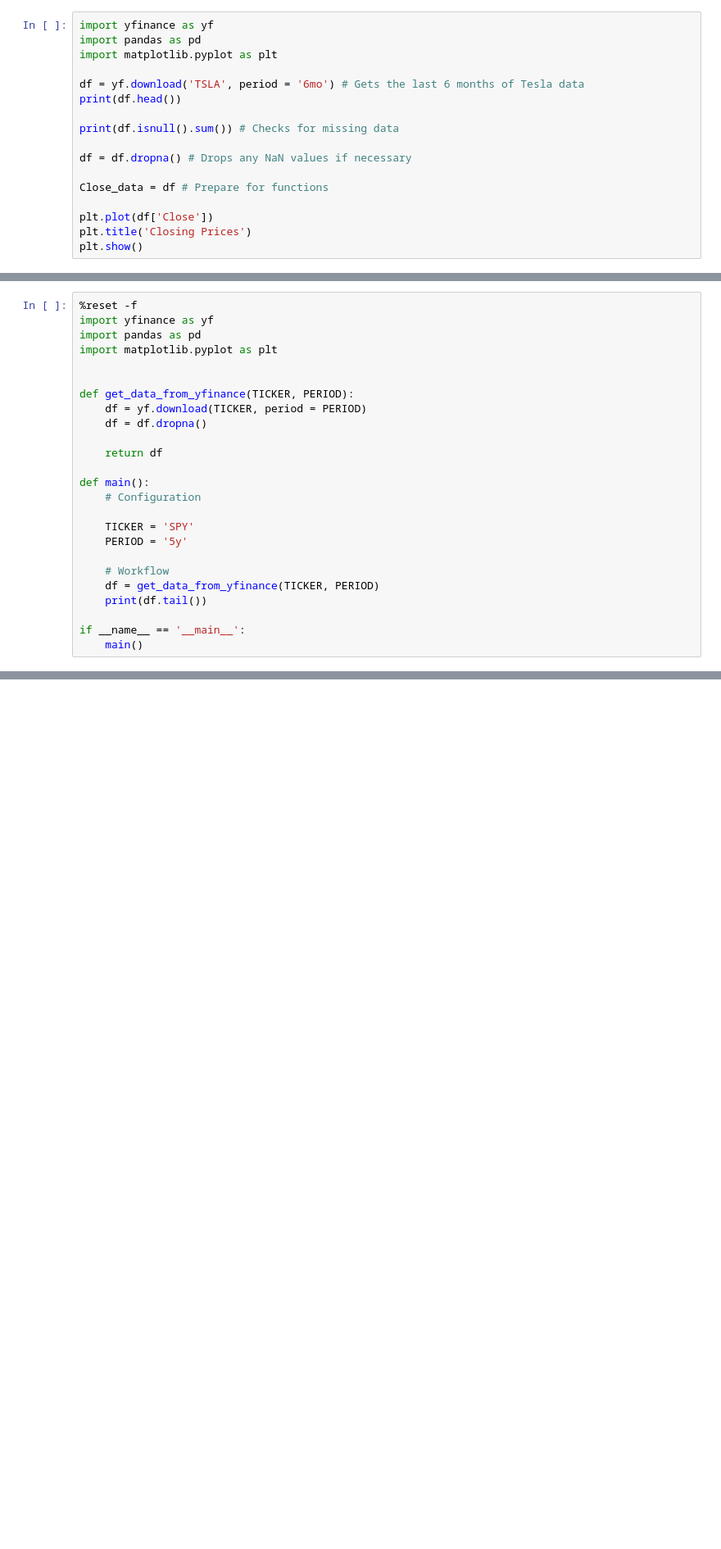
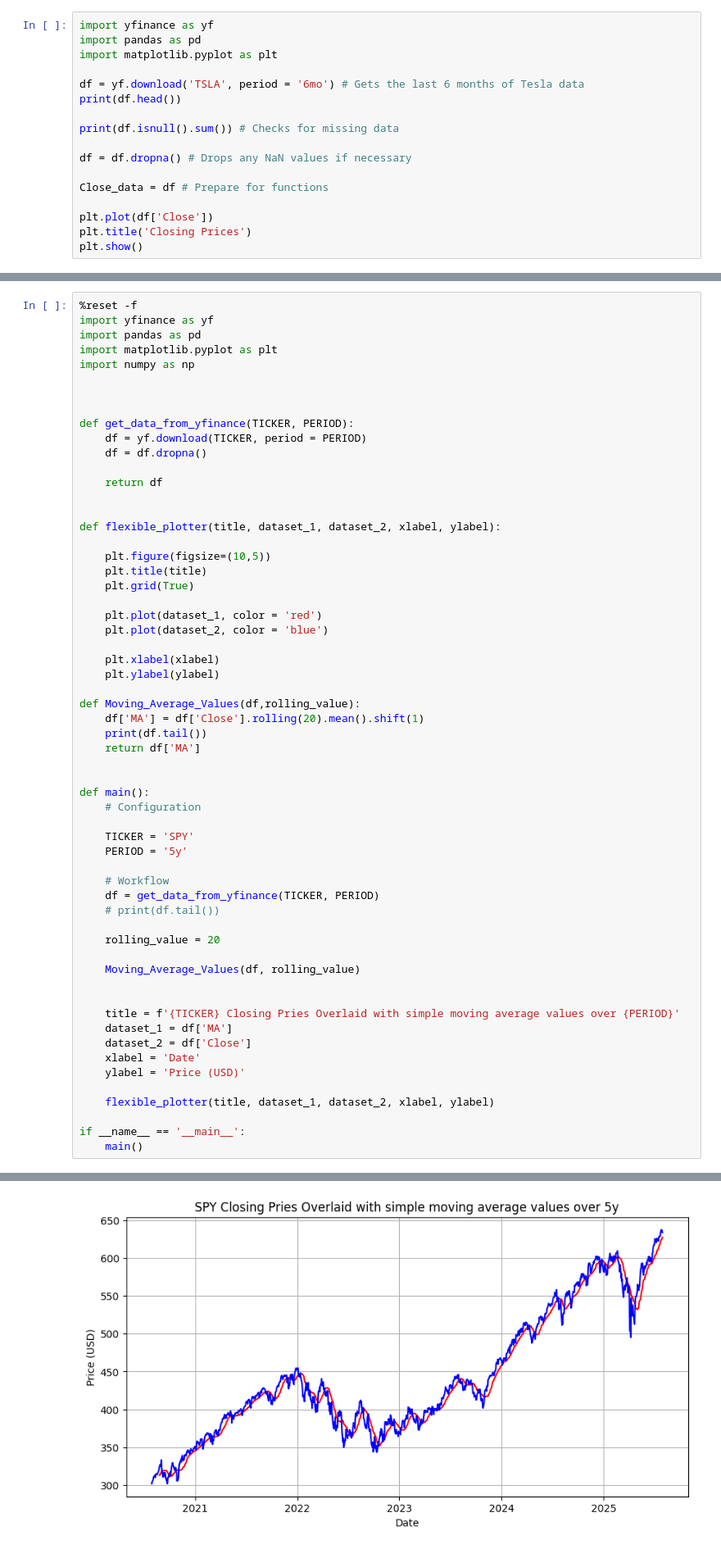
Before and after one commit to sethhut/DataPlaying, a Jupyter notebook: TradingTests.ipynb, the cells around one changed output, grey strips where cells are left out. Shown: that part at 82% size. Cells and saved outputs as stored; diff of their text form; blank space fills up the shorter version.

```diff
--- a/TradingTests.ipynb
+++ b/TradingTests.ipynb
@@ -53,6 +53,8 @@ plt.show
 import yfinance as yf
 import pandas as pd
 import matplotlib.pyplot as plt
+import numpy as np
+
 
 
 def get_data_from_yfinance(TICKER, PERIOD):
@@ -60,6 +62,25 @@ def get_data_from_yfinance(TICKER, PERIOD):
     df = df.dropna()
 
     return df
+
+
+def flexible_plotter(title, dataset_1, dataset_2, xlabel, ylabel):
+
+    plt.figure(figsize=(10,5))
+    plt.title(title)
+    plt.grid(True)
+
+    plt.plot(dataset_1, color = 'red')
+    plt.plot(dataset_2, color = 'blue')
+
+    plt.xlabel(xlabel)
+    plt.ylabel(ylabel)
+
+def Moving_Average_Values(df,rolling_value):
+    df['MA'] = df['Close'].rolling(20).mean().shift(1)
+    print(df.tail())
+    return df['MA']
+
 
 def main():
     # Configuration
@@ -69,7 +90,20 @@ def main():
 
     # Workflow
     df = get_data_from_yfinance(TICKER, PERIOD)
-    print(df.tail())
+    # print(df.tail())
+
+    rolling_value = 20
+
+    Moving_Average_Values(df, rolling_value)
+
+
+    title = f'{TICKER} Closing Pries Overlaid with simple moving average values over {PERIOD}'
+    dataset_1 = df['MA']
+    dataset_2 = df['Close']
+    xlabel = 'Date'
+    ylabel = 'Price (USD)'
+
+    flexible_plotter(title, dataset_1, dataset_2, xlabel, ylabel)
 
 if __name__ == '__main__':
     main()
@@ -85,0 +129 @@ Date
+[figure, added]
```
Also changed, not shown: parts of 2 cells of this notebook.
